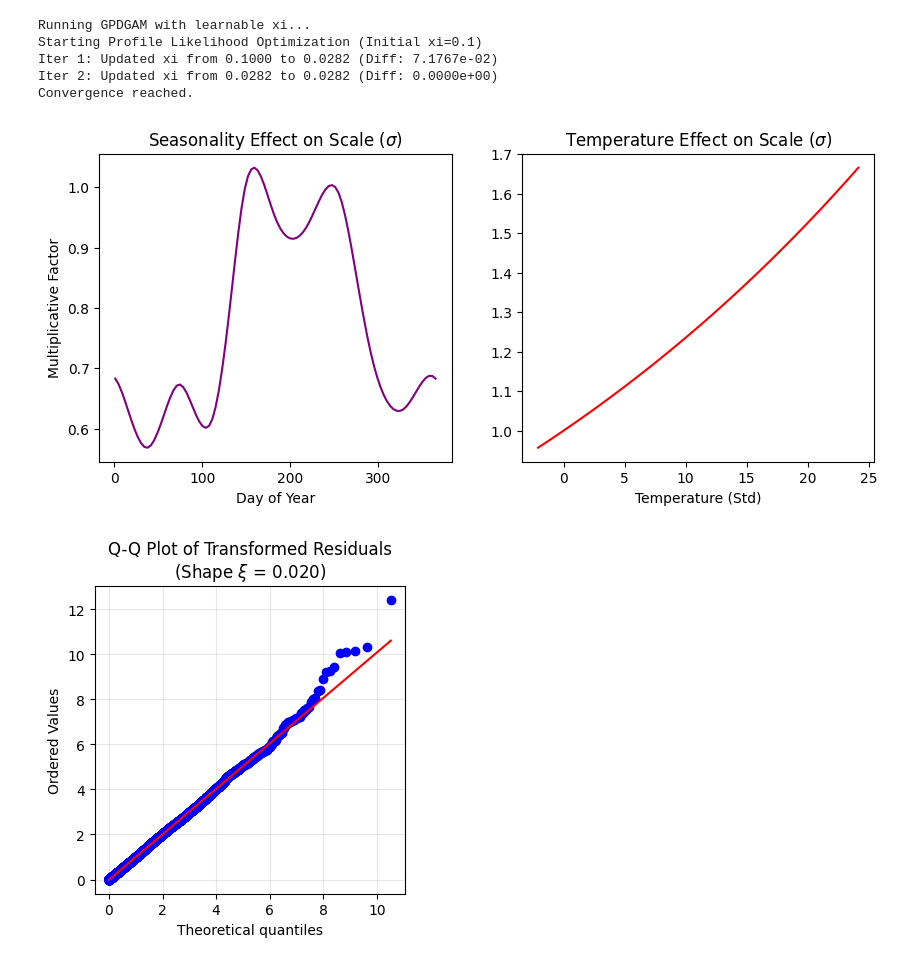
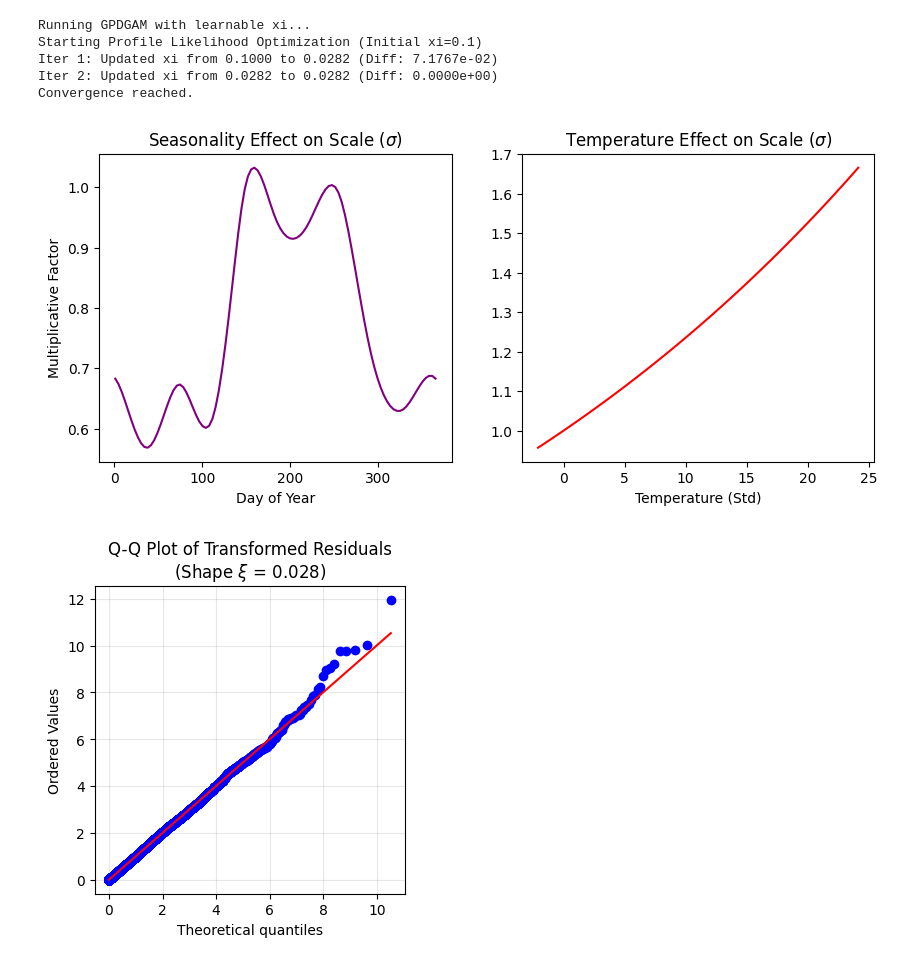
Before and after one commit to mdb0/extreme-precipitation-extents, a Jupyter notebook: model.ipynb, the cells around one changed output. Drawn from its saved outputs; the diff is of its cells as text; code cells hidden in the pictures.

```diff
--- a/model.ipynb
+++ b/model.ipynb
@@ -8,12 +8,14 @@ import numpy as np
 Load data for both weather stations and mean temperature
 # %%
 weather_df = pd.read_csv('processed_data/weather_data_filled_1950_2023.csv.gz', sep=',', compression='gzip', encoding='utf-8', low_memory=False)
-temp_df = pd.read_csv('processed_data/basin_wide_temperature_covariate.csv.gz', sep=',', compression='gzip', encoding='utf-8', low_memory=False)
+temp_df = pd.read_csv('processed_data/basin_wide_temperature_covariate.csv.gz', sep=',', compression='gzip', encoding='utf-8', low_memory=False, header=0)
 
 # 2. Process Basin Temperature (30-day rolling window ending at time t)
+temp_df.columns = ['Date', 'Basin_Mean_Temp']  # Enforce correct names
 temp_df['Date'] = pd.to_datetime(temp_df['Date'])
 temp_df = temp_df.sort_values('Date').set_index('Date')
 temp_df['temp_30d_avg'] = temp_df['Basin_Mean_Temp'].rolling('30D').mean()
+temp_df = temp_df.reset_index()
 
 
 model_df = weather_df.copy()
@@ -22,7 +24,7 @@ if 'Date' not in model_df.columns:
         model_df['Date'] = pd.to_datetime(model_df['year'] * 1000 + model_df['day_of_year'], format='%Y%j')
 
 # Merge and Drop NaNs
-model_df = model_df.merge(temp_df[['temp_30d_avg']], on='Date', how='inner')
+model_df = model_df.merge(temp_df[['Date', 'temp_30d_avg']], on='Date', how='inner')
 model_df = model_df.dropna(subset=['RR', 'temp_30d_avg', 'ALTI', 'LON', 'LAT'])
 # %% [markdown]
 ### Fit gamma GAM
@@ -209,72 +123,9 @@ Iter 1: Updated xi from 0.1000 to 0.0282 (Diff: 7.1767e-02)
 Iter 2: Updated xi from 0.0282 to 0.0282 (Diff: 0.0000e+00)
 Convergence reached.
 # %%
-import scipy.stats as stats
 
-def check_gpd_fit(gam_model, y_true, X_input):
-    """
-    Diagnostic plots for GPD Model:
-    1. Partial Dependence of Scale parameter (sigma)
-    2. Q-Q Plot of Residuals (Model Fit Check)
-    """
-
-    # --- Part A: Partial Dependence (Scale Parameter Sigma) ---
-    fig, axs = plt.subplots(1, 2, figsize=(10, 4))
-
-    # 1. Seasonality Effect on Sigma
-    XX = gam_model.generate_X_grid(term=2)
-    pdep = gam_model.partial_dependence(term=2, X=XX) # Log scale
-    sigma_effect = np.exp(pdep) # Convert log-link to multiplicative effect
-
-    axs[0].plot(XX[:, 3], sigma_effect, color='purple')
-    axs[0].set_title("Seasonality Effect on Scale ($\sigma$)")
-    axs[0].set_ylabel("Multiplicative Factor")
-    axs[0].set_xlabel("Day of Year")
-
-    # 2. Temperature Effect on Sigma
-    XX = gam_model.generate_X_grid(term=3)
-    pdep = gam_model.partial_dependence(term=3, X=XX)
-    sigma_effect = np.exp(pdep)
-
-    axs[1].plot(XX[:, 4], sigma_effect, color='red')
-    axs[1].set_title("Temperature Effect on Scale ($\sigma$)")
-    axs[1].set_xlabel("Temperature (Std)")
-
-    plt.show()
-
-    # --- Part B: Q-Q Plot (The "Proof" it works) ---
-    # We transform data to standard exponential using the fitted parameters
-    # If Y ~ GPD(sigma, xi), then (1/xi) * log(1 + xi * Y/sigma) ~ Exponential(1)
-
-    # Predict sigma for all points
-    # Note: Use type='response' to get mean, then convert to sigma if using custom dist class
-    # Or use our .predict(type='scale') method if using the previous GPDGAM class
-    if hasattr(gam_model, 'predict') and 'scale' in inspect.signature(gam_model.predict).parameters:
-         pred_sigma = gam_model.predict(X_input, type='scale')
-    else:
-         # Fallback for custom dist class
-         pred_mu = gam_model.predict(X_input, type='response')
-         pred_sigma = pred_mu * (1 - gam_model.distribution.xi)
-
-    xi = gam_model.distribution.xi
-
-    # Transform residuals
-    # T(y) = (1/xi) * log(1 + xi * y / sigma)
-    transformed_data = (1/xi) * np.log(1 + xi * (y_true / pred_sigma))
-
-    # Q-Q Plot against standard Exponential
-    plt.figure(figsize=(4, 4))
-    stats.probplot(transformed_data, dist="expon", plot=plt)
-    plt.title(f"Q-Q Plot of Transformed Residuals\n(Shape $\\xi$ = {xi:.3f})")
-    plt.grid(True, alpha=0.3)
-    plt.show()
-
-# Run it
-# Note: Pass the raw X_gpd and y_gpd used for training
-import inspect # Needed for the check inside the function
-gam_gpd.distribution.xi = 0.02
 check_gpd_fit(gam_gpd, y_gpd, X_gpd)
 # %% [output]
 [figure]
-[figure, old version]
+[figure, new version]
 # %%
```
Also changed, not shown: parts of 7 cells of this notebook, 1 other file.
